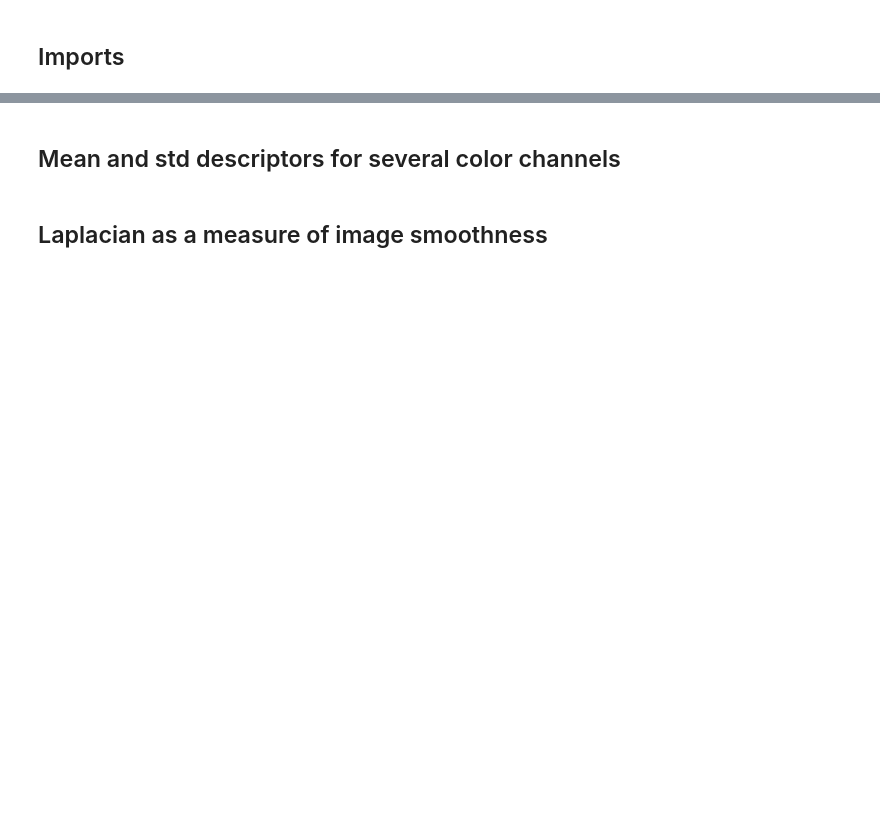
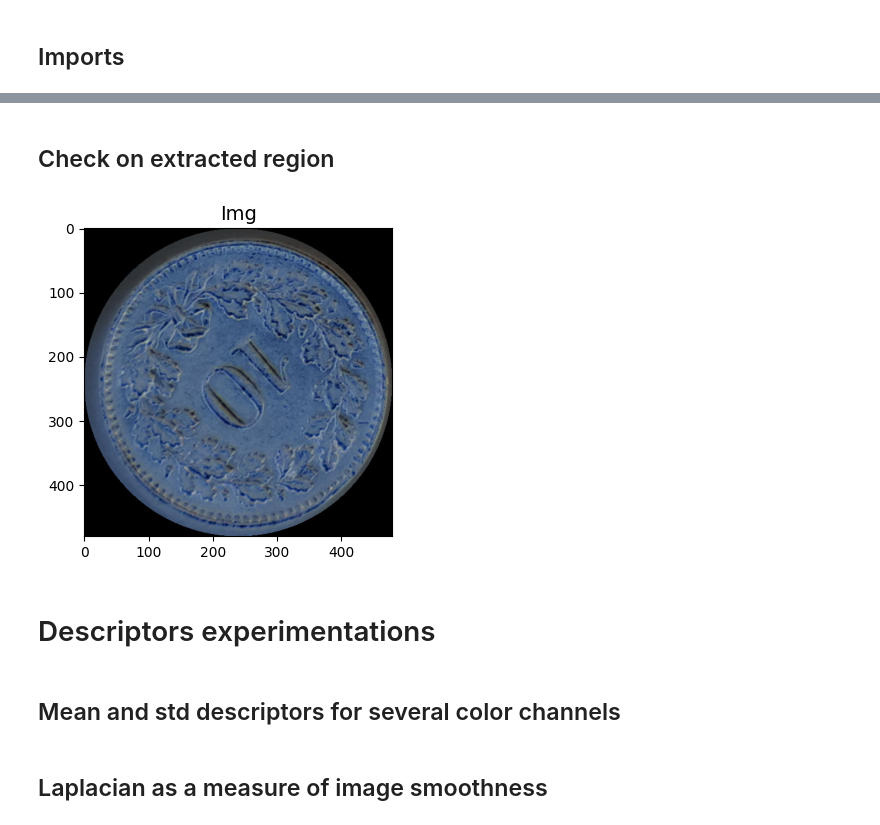
Before and after one commit to jankokla/epfl_image_analysis, a Jupyter notebook: project/object_descriptors.ipynb, the cells around one changed output, grey strips where cells are left out. Cells and saved outputs as stored; diff of their text form; code cells hidden in the pictures; blank space fills up the shorter version.

```diff
--- a/project/object_descriptors.ipynb
+++ b/project/object_descriptors.ipynb
@@ -24,3 +80,22 @@ image_1eur = io.imread(f'{seg_1eur_filename}')
+# %% [markdown]
+## Check on extracted region
+# %%
+img_original = read_image_from_path(filepath, new_height=400, new_width=600, is_resize=False)
+
+# Get region defined by Hough circle
+c = hough_circles_rescaled[2]
+xcenter, ycenter, radius = c
+margin = 0.0
+radius = int(radius * (1 + margin))
+img_extract = extract_circular_region(img_original, xcenter, ycenter, radius)
+
+plot_images(
+	img=img_extract
+)
+# %% [output]
+[figure, added]
+# %% [markdown]
+# Descriptors experimentations
 # %% [markdown]
 ## Mean and std descriptors for several color channels
 # %%
```
Also changed, not shown: parts of 36 cells of this notebook, 5 other files.
